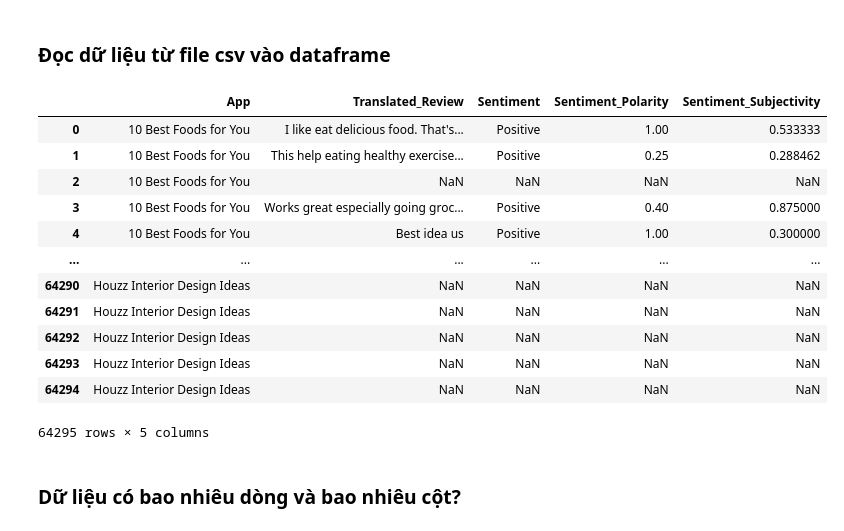
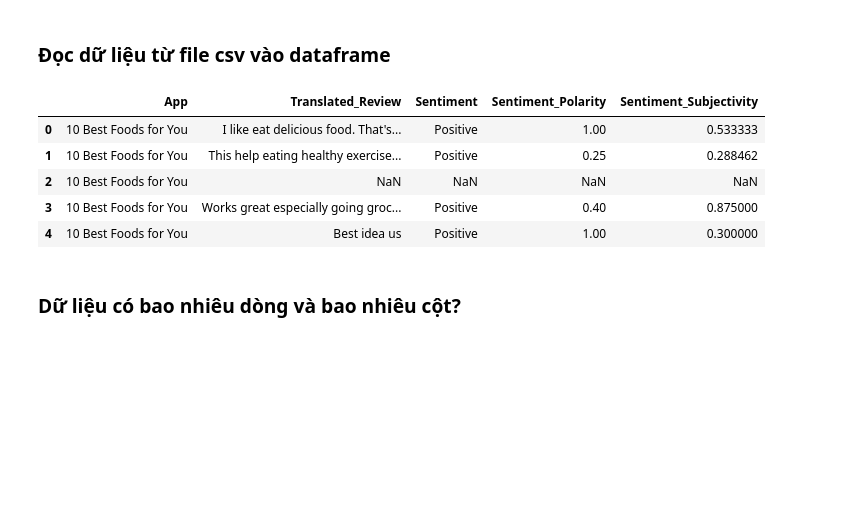
Before and after one commit to tqthangbl/P4DS-FinalProject, a Jupyter notebook: notebook.ipynb, the cells around one changed output. Drawn from its saved outputs; the diff is of its cells as text; code cells hidden in the pictures; blank space fills up the shorter version.

Commit message:
Fix after review from others

```diff
--- a/notebook.ipynb
+++ b/notebook.ipynb
@@ -647,21 +581,14 @@ Dữ liệu đọc từ file sẽ lưu vào dataframe `review_df`.
 ### Đọc dữ liệu từ file csv vào dataframe
 # %%
 review_df = pd.read_csv('Data/googleplaystore_user_reviews.csv')
-review_df
+review_df.head()
 # %% [output]
 |  | App | Translated_Review | Sentiment | Sentiment_Polarity | Sentiment_Subjectivity |
 | 0 | 10 Best Foods for You | I like eat delicious food. That's... | Positive | 1.00 | 0.533333 |
 | 1 | 10 Best Foods for You | This help eating healthy exercise... | Positive | 0.25 | 0.288462 |
 | 2 | 10 Best Foods for You | NaN | NaN | NaN | NaN |
 | 3 | 10 Best Foods for You | Works great especially going groc... | Positive | 0.40 | 0.875000 |
 | 4 | 10 Best Foods for You | Best idea us | Positive | 1.00 | 0.300000 |
-| ... | ... | ... | ... | ... | ... |
-| 64290 | Houzz Interior Design Ideas | NaN | NaN | NaN | NaN |
-| 64291 | Houzz Interior Design Ideas | NaN | NaN | NaN | NaN |
-| 64292 | Houzz Interior Design Ideas | NaN | NaN | NaN | NaN |
-| 64293 | Houzz Interior Design Ideas | NaN | NaN | NaN | NaN |
-| 64294 | Houzz Interior Design Ideas | NaN | NaN | NaN | NaN |
-64295 rows × 5 columns
 # %% [markdown]
 ### Dữ liệu có bao nhiêu dòng và bao nhiêu cột?
 # %%
```
Also changed, not shown: parts of 52 cells of this notebook.
